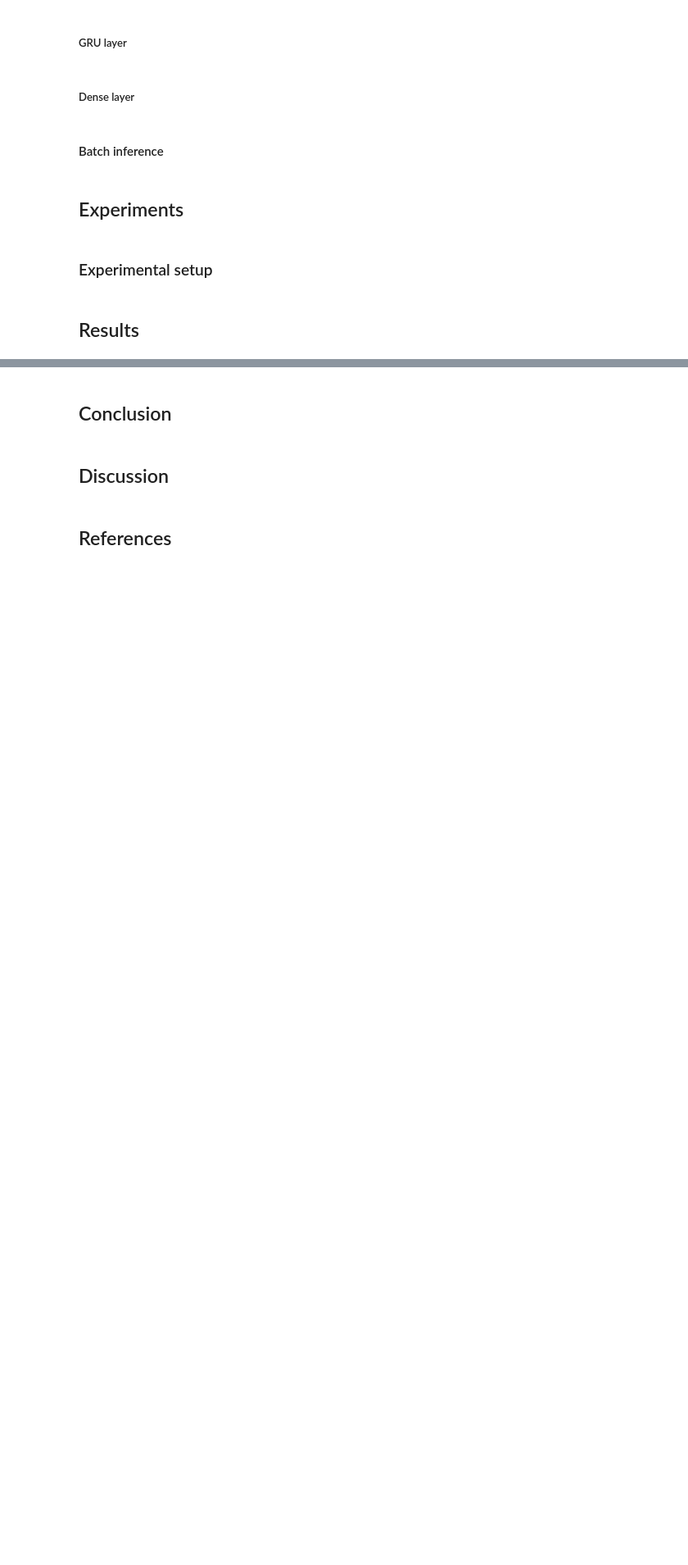
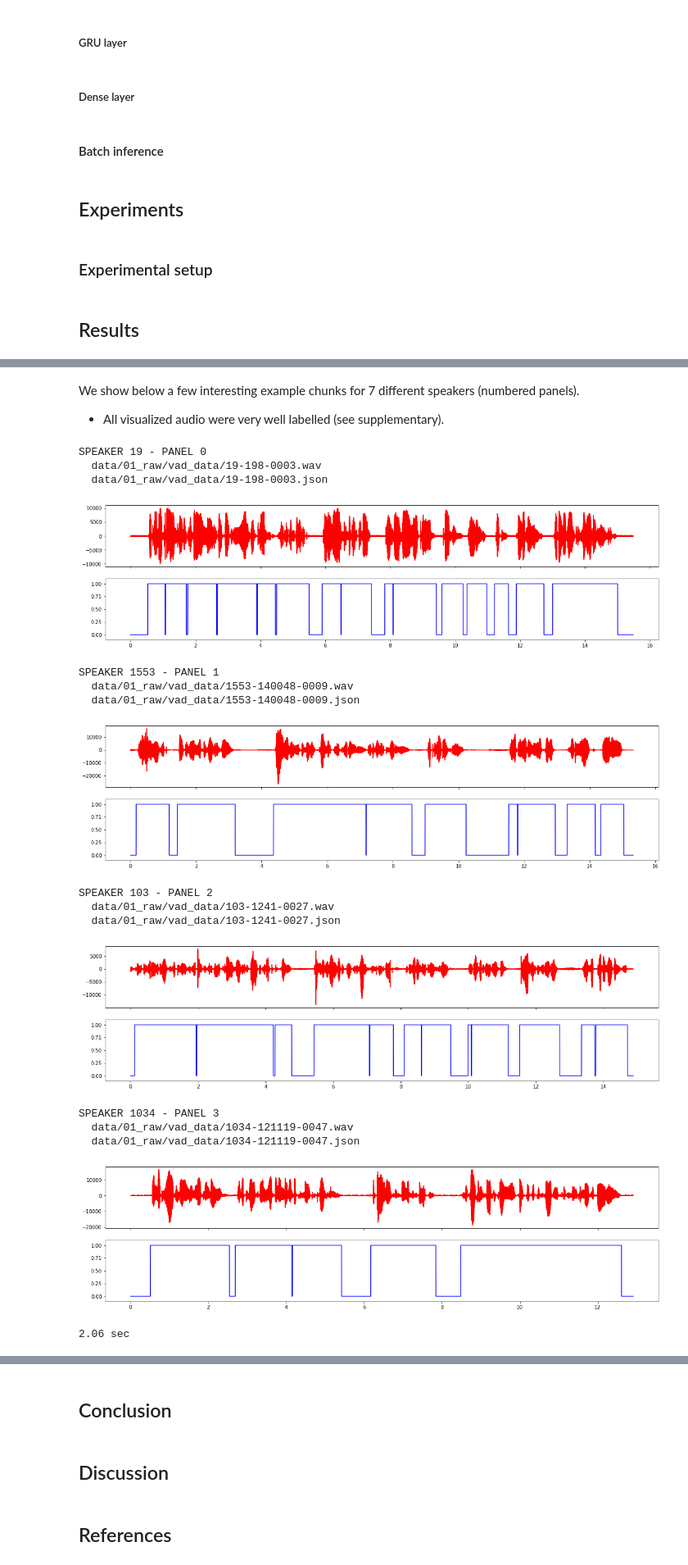
Before and after one commit to language-org/voice-activ-detect-deepnet, a Jupyter notebook: notebooks/report.ipynb, the cells around one changed output, grey strips where cells are left out. Shown at 82% size. Cells and saved outputs as stored; diff of their text form; code cells hidden in the pictures; blank space fills up the shorter version.

```diff
--- a/notebooks/report.ipynb
+++ b/notebooks/report.ipynb
@@ -57,3 +37,6 @@ No files found in ['/Users/steeve_laquitaine/Desktop/vad_ghost/conf/base', '/Use
+# %%
+# parameters
+VERBOSE = True
 # %% [markdown]
 ### Model implementation
 # %% [markdown]
@@ -74,11 +57,3 @@ No files found in ['/Users/steeve_laquitaine/Desktop/vad_ghost/conf/base', '/Use
 ### Experimental setup
 # %% [markdown]
 ## Results
-# %%
-# get audio and labels
-timestamp = out["synced"]["audio"]["metadata"]["timestamp"]
-audio = out["synced"]["audio"]["data"]
-labels = out["synced"]["label"]
-
-# plot
-Viz.plot_labelled_audio(timestamp, audio, labels, n_sample=len(audio))
@@ -86,0 +187,42 @@ Viz.plot_labelled_audio(timestamp, audio, labels, n_sample=len(audio))
+# %% [markdown]
+We show below a few interesting example chunks for 7 different speakers (numbered panels).
+- All visualized audio were very well labelled (see supplementary).
+# %%
+# show an example per speaker
+exple_pos = [920, 605, 17, 31]
+
+# sync audio and labels
+tic = time.time()
+for ix, exple in enumerate(exple_pos):
+    print(f"SPEAKER {file_speaker[exple]} - PANEL {ix}")
+    print(" " ,audio_files[exple])
+    print(" " ,label_files[exple])
+    audio = read_X(audio_files[exple])
+    label = load_Y(label_files[exple])
+    synced = sync_audio_and_labels(audio, label)
+    f, ax1, ax2 = plot_labelled_audio(
+        audio["audio"]["metadata"]["timestamp"],
+        audio["audio"]["data"],
+        audio["label"],
+        n_sample=len(audio["label"]),
+    )
+if VERBOSE:
+    print(np.round(time.time()-tic,2), "sec")
+# %% [output]
+SPEAKER 19 - PANEL 0
+  data/01_raw/vad_data/19-198-0003.wav
+  data/01_raw/vad_data/19-198-0003.json
+[figure, added]
+SPEAKER 1553 - PANEL 1
+  data/01_raw/vad_data/1553-140048-0009.wav
+  data/01_raw/vad_data/1553-140048-0009.json
+[figure, added]
+SPEAKER 103 - PANEL 2
+  data/01_raw/vad_data/103-1241-0027.wav
+  data/01_raw/vad_data/103-1241-0027.json
+[figure, added]
+SPEAKER 1034 - PANEL 3
+  data/01_raw/vad_data/1034-121119-0047.wav
+  data/01_raw/vad_data/1034-121119-0047.json
+[figure, added]
+2.06 sec
```
Also changed, not shown: parts of 30 cells of this notebook, 16 other files.
